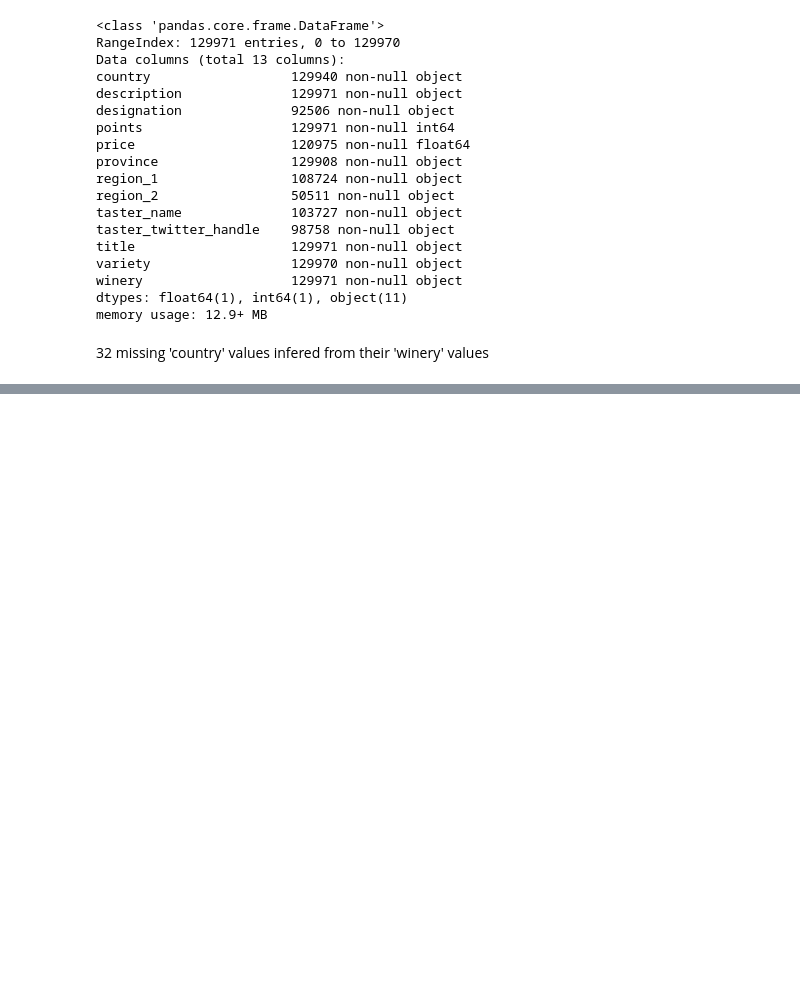
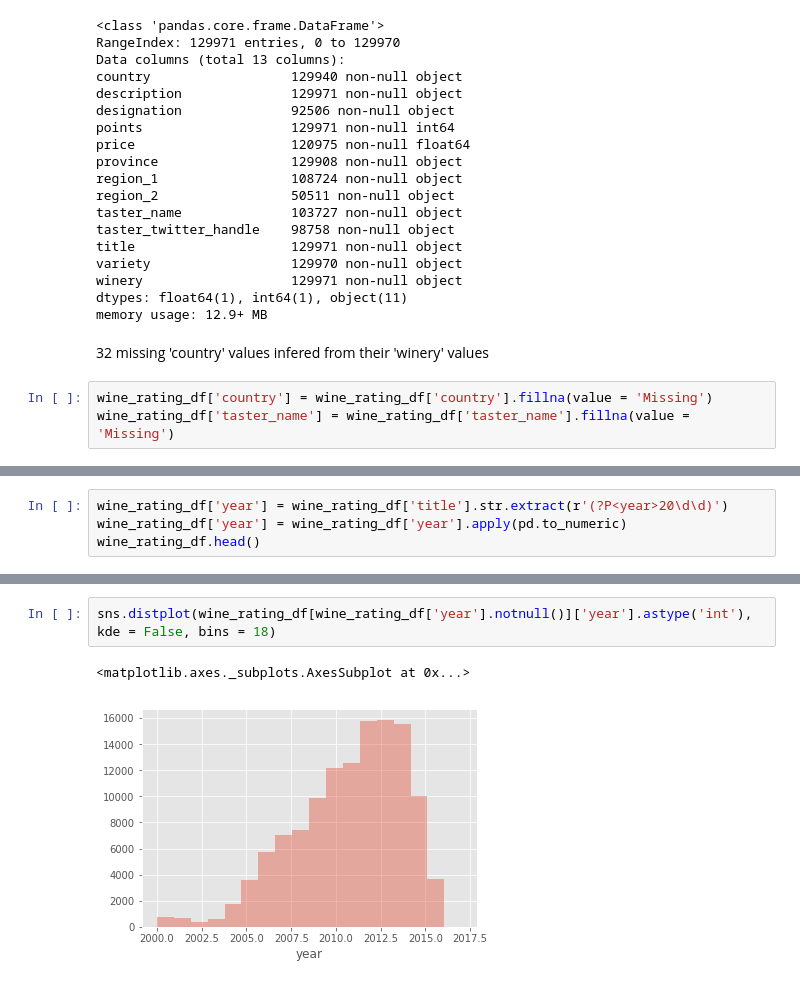
Before and after one commit to frazerng/Wine-Ratings, a Jupyter notebook: Wine Ratings Analysis - Tidy Tuesday in Python.ipynb, the cells around one changed output, grey strips where cells are left out. Saved outputs shown, nothing was run; the diff lists cells and outputs as text; blank space fills up the shorter version.

```diff
--- a/Wine Ratings Analysis - Tidy Tuesday in Python.ipynb
+++ b/Wine Ratings Analysis - Tidy Tuesday in Python.ipynb
@@ -110,3 +117,6 @@ dtypes: float64(1), int64(1), object(11)
 memory usage: 12.9+ MB
 # %% [markdown]
 32 missing 'country' values infered from their 'winery' values
+# %%
+wine_rating_df['country'] = wine_rating_df['country'].fillna(value = 'Missing')
+wine_rating_df['taster_name'] = wine_rating_df['taster_name'].fillna(value = 'Missing')
@@ -112,0 +125,4 @@ memory usage: 12.9+ MB
+# %%
+wine_rating_df['year'] = wine_rating_df['title'].str.extract(r'(?P<year>20\d\d)')
+wine_rating_df['year'] = wine_rating_df['year'].apply(pd.to_numeric)
+wine_rating_df.head()
@@ -112,0 +246,5 @@ memory usage: 12.9+ MB
+# %%
+sns.distplot(wine_rating_df[wine_rating_df['year'].notnull()]['year'].astype('int'), kde = False, bins = 18)
+# %% [output]
+<matplotlib.axes._subplots.AxesSubplot at 0x...>
+[figure, added]
```
Also changed, not shown: parts of 51 cells of this notebook.
